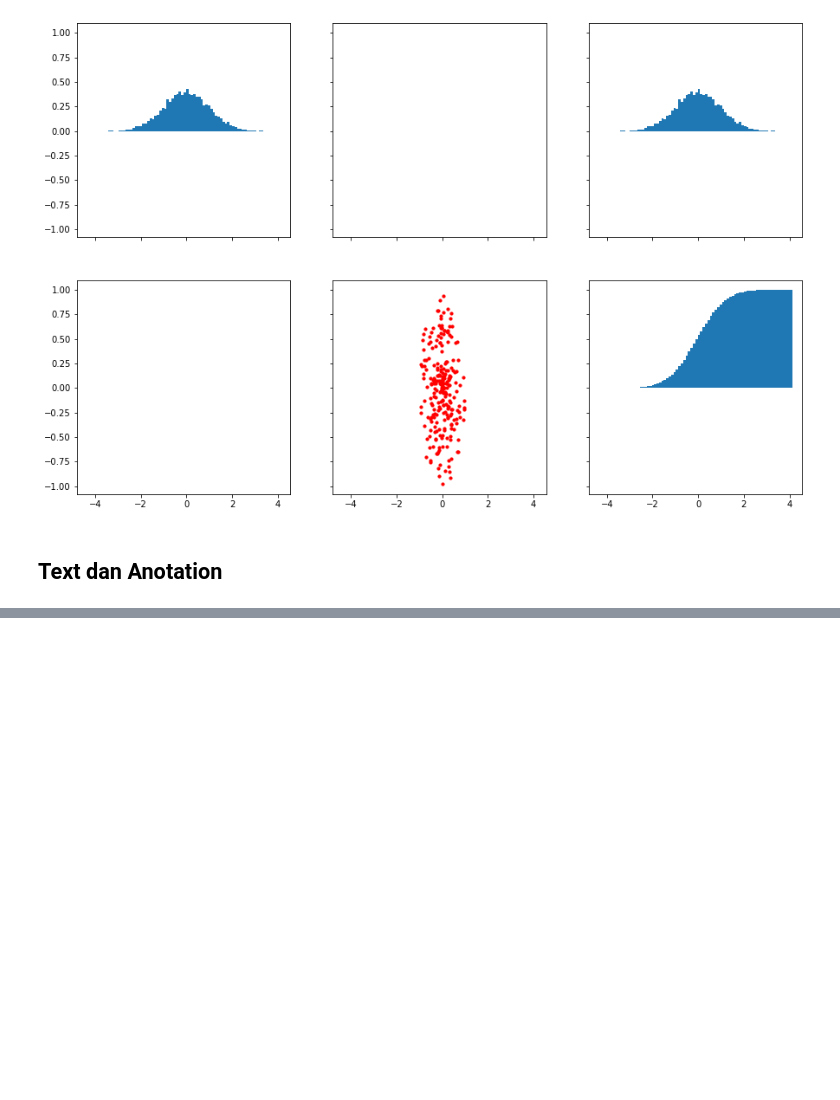
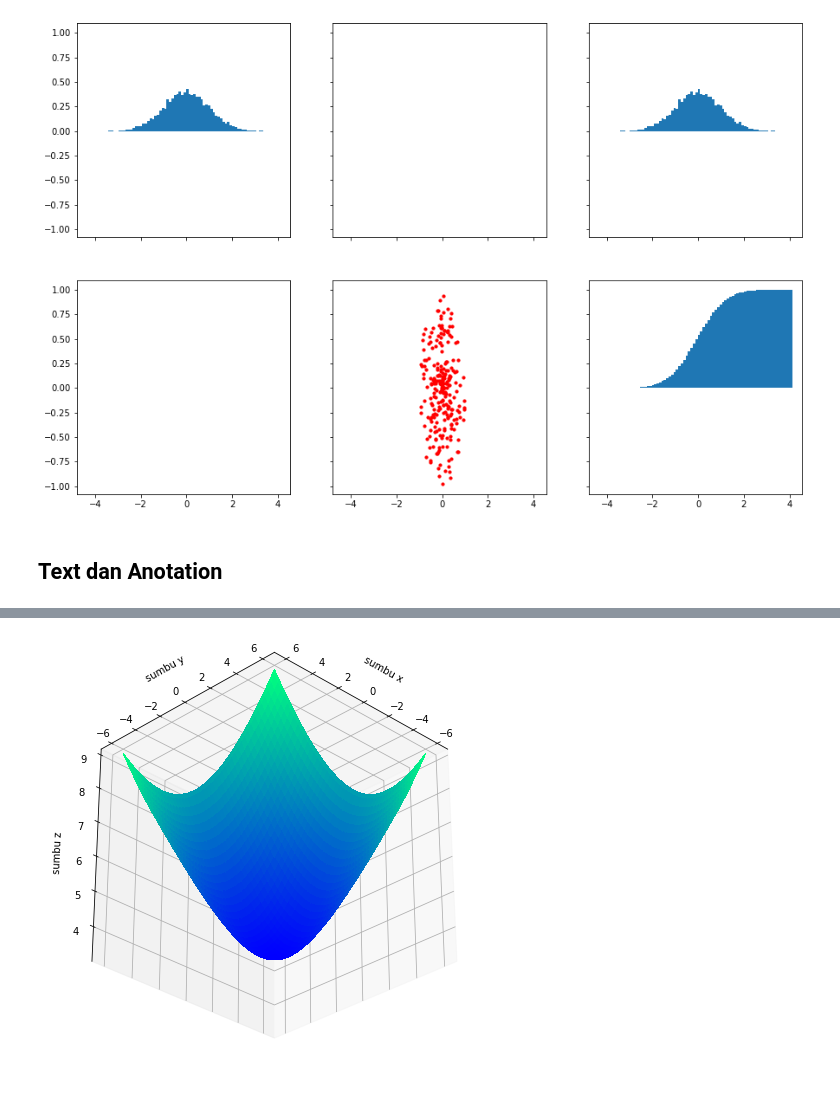
Before and after one commit to rendiwijiatmoko/Belajar-Mechine-Lerning, a Jupyter notebook: 03 - Matplotlib Intro/Part 1 - Matplotlib.ipynb, the cells around one changed output, grey strips where cells are left out. Saved outputs shown, nothing was run; the diff lists cells and outputs as text; code cells hidden in the pictures; blank space fills up the shorter version.

```diff
--- a/03 - Matplotlib Intro/Part 1 - Matplotlib.ipynb
+++ b/03 - Matplotlib Intro/Part 1 - Matplotlib.ipynb
@@ -166,0 +191,11 @@ Text(0, 0.8, 'mean=0')
+# %%
+fig = plt.figure(figsize=(8,8))
+ax = plt.axes(projection='3d')
+ax.plot_surface(X,Y,Z, antialiased=False, cmap='winter');
+
+ax.set(xlabel="sumbu x", ylabel="sumbu y", zlabel="sumbu z")
+
+# elev itu atas bawah dan azimut itu kiri kanan, satuannya drajat
+ax.view_init(elev=-30, azim=45)
+# %% [output]
+[figure, added]
```
Also changed, not shown: parts of 8 cells of this notebook.
